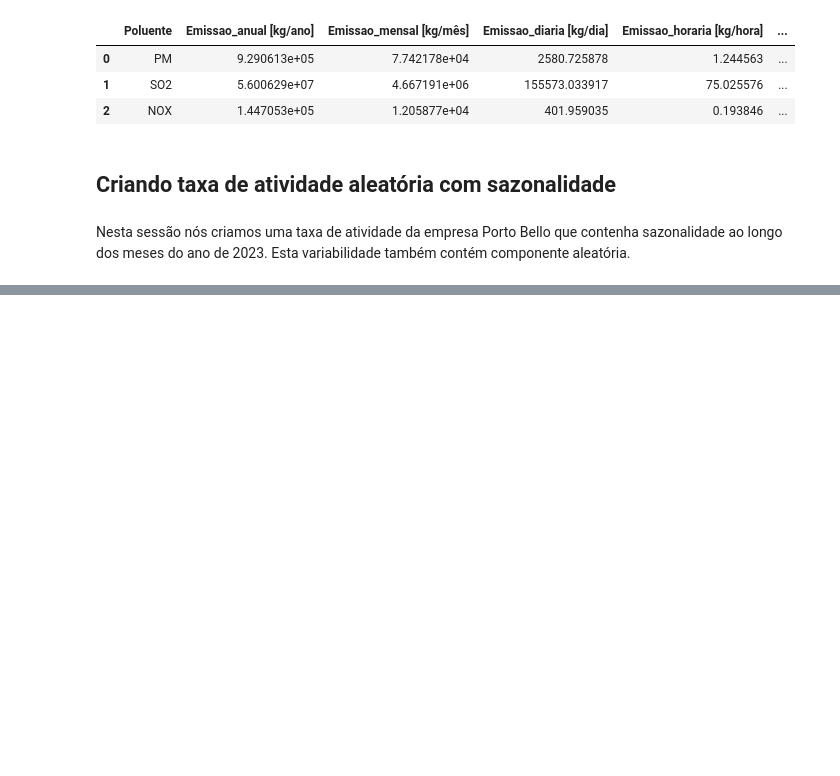
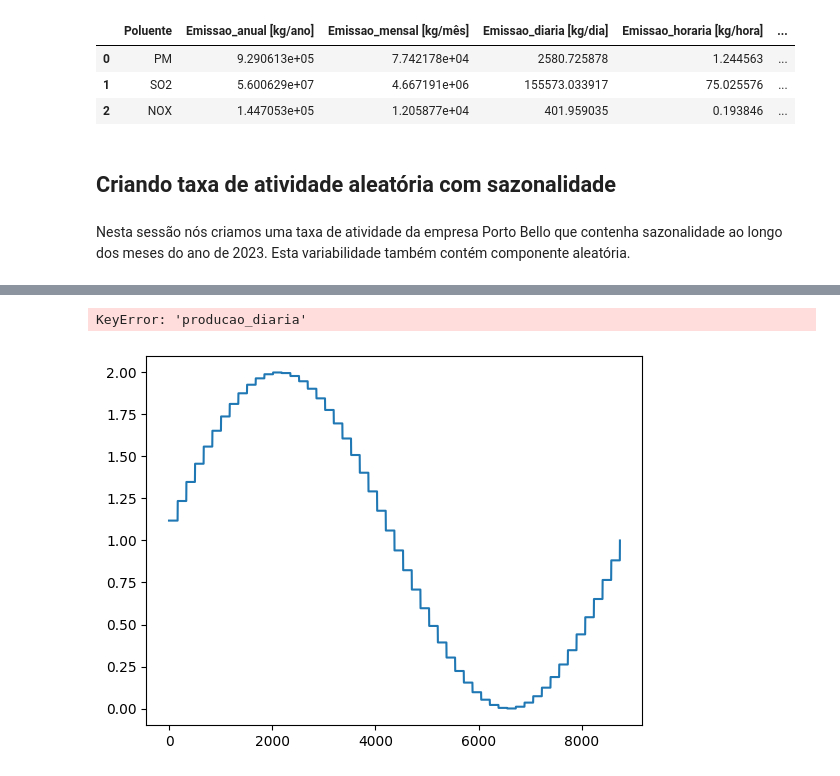
Before and after one commit to mariliameister/ENS5173_202401, a Jupyter notebook: Atividade01_01.ipynb, the cells around one changed output, grey strips where cells are left out. Saved outputs shown, nothing was run; the diff lists cells and outputs as text; code cells hidden in the pictures; blank space fills up the shorter version.

```diff
--- a/Atividade01_01.ipynb
+++ b/Atividade01_01.ipynb
@@ -210,0 +182,23 @@ memory usage: 5.7 KB
+# %%
+df.set_index('date',inplace=True)
+#df.plot(figsize=(15,6))
+# %%
+#Importando bliblioteca plt
+import matplotlib.pyplot as plt
+
+df['sazonalidade'] = (np.sin(2* np.pi * df['Semana'] / 53)) + 1 # somando 1 no final para não termos produção negativa. 53 representa as 53 semnas no ano
+
+
+min_producao_hora = 0               #considerando que pode haver dias sem produção [ton/h]
+max_producao_hora = 106.1362045     #produção máxima possível em uma hora. [ton/h] considerando que a capacidade máxima é de 45.000.000 m^2/ano, esse foi o valor encontrado para ton/h
+
+variabilidade = (np.random.uniform(min_producao_hora, max_producao_hora, len(df)))+1
+
+df['variabilidade'] = variabilidade
+df['producao_diaria [ton/h]'] = df['sazonalidade']*df['variabilidade']
+
+plt.plot(df['sazonalidade'])
+plt.plot(df['producao_diaria'])
+# %% [output]
+KeyError: 'producao_diaria'
+[figure, added]
```
Also changed, not shown: parts of 11 cells of this notebook, 14 other files.
